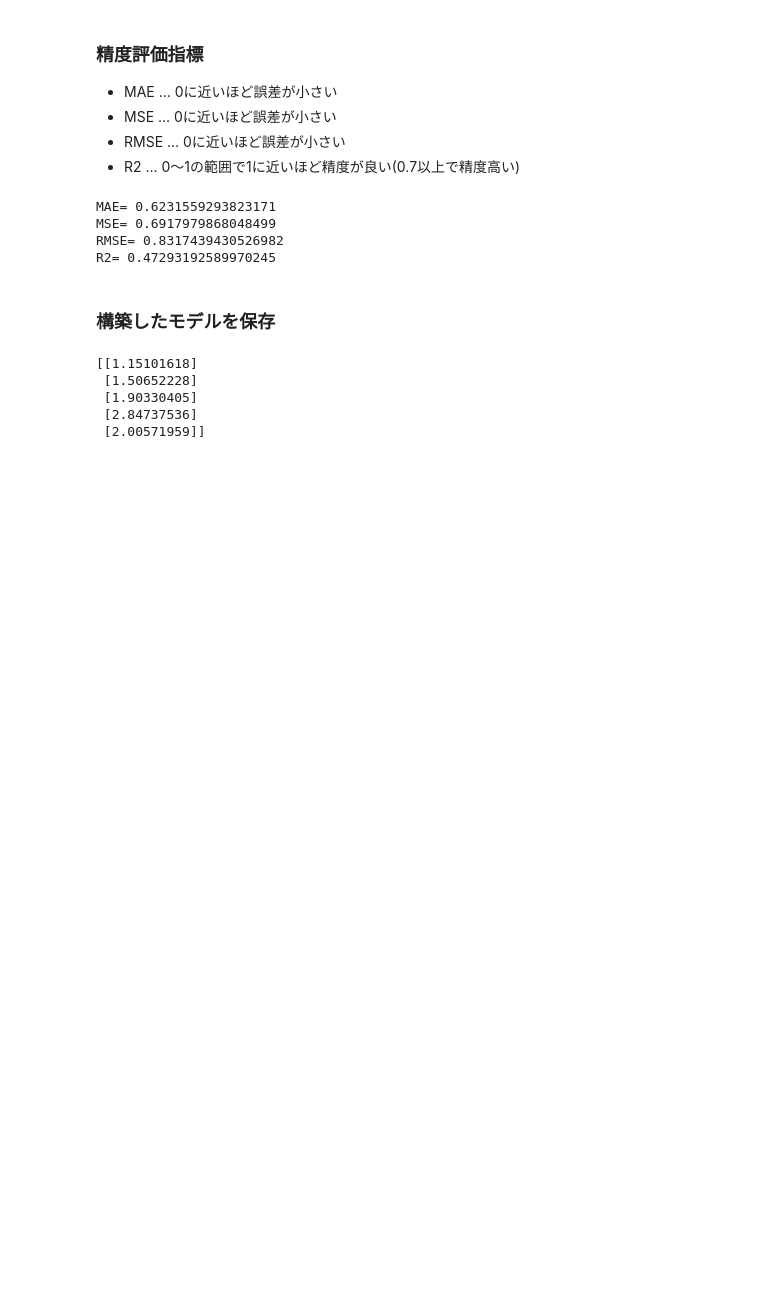
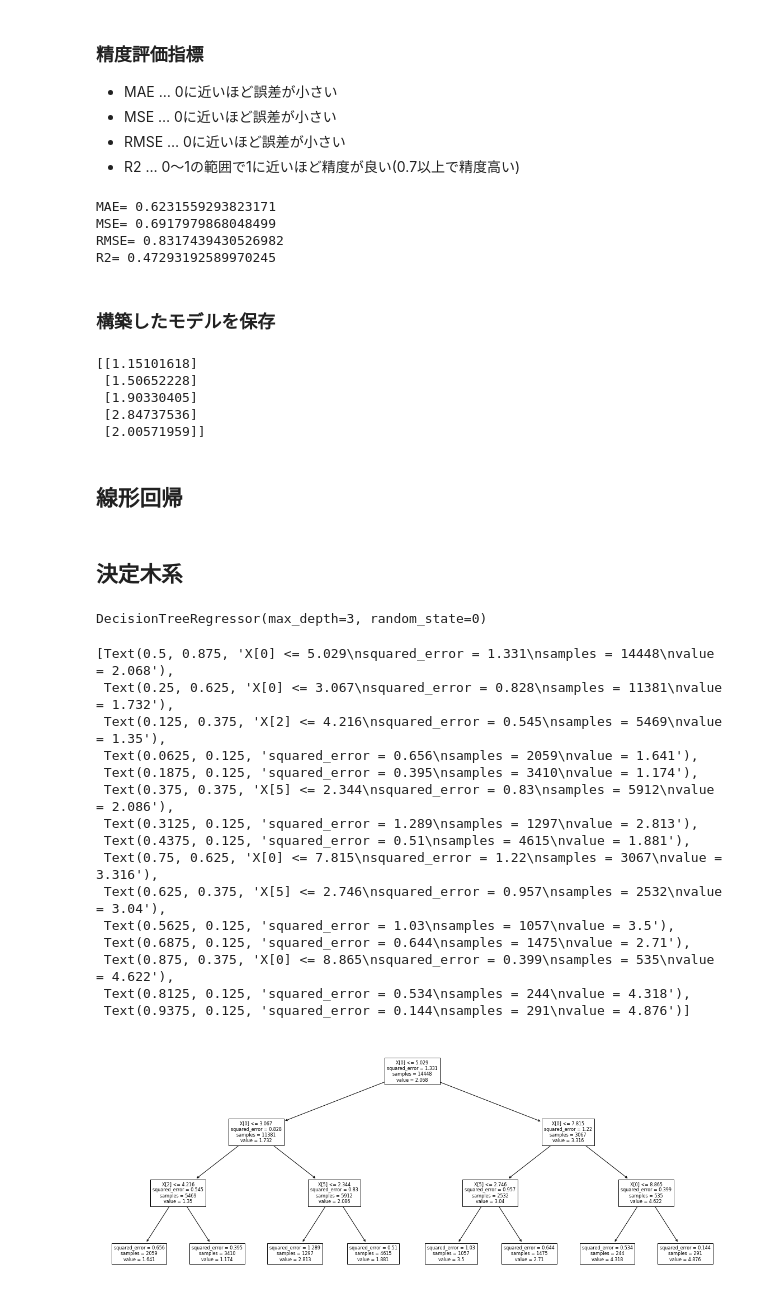
Before and after one commit to Murakami-Shoya/everyday_programming, a Jupyter notebook: AI_100knock.ipynb, the cells around one changed output. Saved outputs shown, nothing was run; the diff lists cells and outputs as text; code cells hidden in the pictures; blank space fills up the shorter version.

```diff
--- a/AI_100knock.ipynb
+++ b/AI_100knock.ipynb
@@ -24,3 +24,6 @@ display(df.head())
 | 2 | 7.2574 | 52.0 | 8.288136 | 1.073446 | 496.0 | 2.802260 | 37.85 | -122.24 | 3.521 |
 | 3 | 5.6431 | 52.0 | 5.817352 | 1.073059 | 558.0 | 2.547945 | 37.85 | -122.25 | 3.413 |
 | 4 | 3.8462 | 52.0 | 6.281853 | 1.081081 | 565.0 | 2.181467 | 37.85 | -122.25 | 3.422 |
+# %%
+from sklearn.model_selection import train_test_split
+X_train, X_test, y_train, y_test = train_test_split(f_df, t_df, test_size=0.3, random_state=0)
@@ -160,3 +165,40 @@ pred = model.predict(x_test)
  [1.90330405]
  [2.84737536]
  [2.00571959]]
+# %% [markdown]
+## 線形回帰
+# %% [markdown]
+## 決定木系
+# %%
+from sklearn.tree import DecisionTreeRegressor
+
+tree_reg = DecisionTreeRegressor(max_depth=3, random_state=0)
+tree_reg.fit(X_train, y_train)
+# %% [output]
+DecisionTreeRegressor(max_depth=3, random_state=0)
+# %%
+from sklearn import tree
+import matplotlib.pyplot as plt
+
+%matplotlib inline
+
+plt.figure(figsize=(20, 8))
+tree.plot_tree(tree_reg, fontsize=8)
+# value...ノードの平均値
+# %% [output]
+[Text(0.5, 0.875, 'X[0] <= 5.029\nsquared_error = 1.331\nsamples = 14448\nvalue = 2.068'),
+ Text(0.25, 0.625, 'X[0] <= 3.067\nsquared_error = 0.828\nsamples = 11381\nvalue = 1.732'),
+ Text(0.125, 0.375, 'X[2] <= 4.216\nsquared_error = 0.545\nsamples = 5469\nvalue = 1.35'),
+ Text(0.0625, 0.125, 'squared_error = 0.656\nsamples = 2059\nvalue = 1.641'),
+ Text(0.1875, 0.125, 'squared_error = 0.395\nsamples = 3410\nvalue = 1.174'),
+ Text(0.375, 0.375, 'X[5] <= 2.344\nsquared_error = 0.83\nsamples = 5912\nvalue = 2.086'),
+ Text(0.3125, 0.125, 'squared_error = 1.289\nsamples = 1297\nvalue = 2.813'),
+ Text(0.4375, 0.125, 'squared_error = 0.51\nsamples = 4615\nvalue = 1.881'),
+ Text(0.75, 0.625, 'X[0] <= 7.815\nsquared_error = 1.22\nsamples = 3067\nvalue = 3.316'),
+ Text(0.625, 0.375, 'X[5] <= 2.746\nsquared_error = 0.957\nsamples = 2532\nvalue = 3.04'),
+ Text(0.5625, 0.125, 'squared_error = 1.03\nsamples = 1057\nvalue = 3.5'),
+ Text(0.6875, 0.125, 'squared_error = 0.644\nsamples = 1475\nvalue = 2.71'),
+ Text(0.875, 0.375, 'X[0] <= 8.865\nsquared_error = 0.399\nsamples = 535\nvalue = 4.622'),
+ Text(0.8125, 0.125, 'squared_error = 0.534\nsamples = 244\nvalue = 4.318'),
+ Text(0.9375, 0.125, 'squared_error = 0.144\nsamples = 291\nvalue = 4.876')]
+[figure, added]
```
Also changed, not shown: parts of 4 cells of this notebook.
